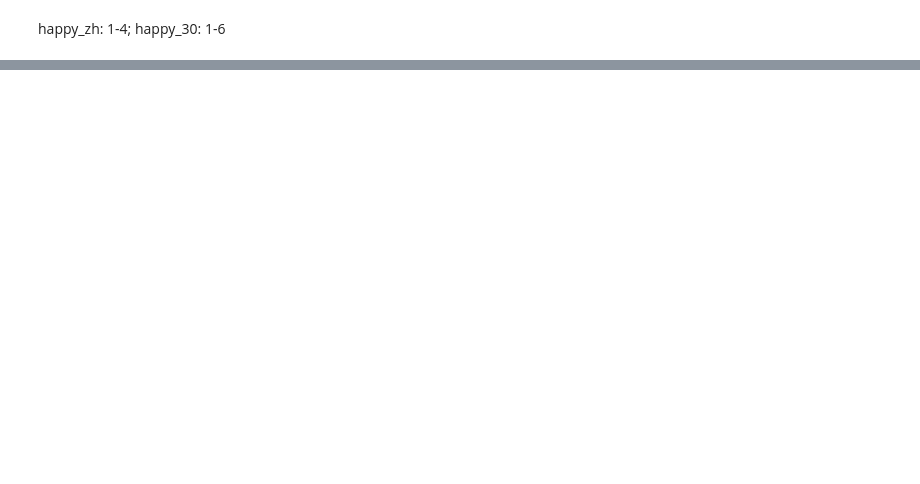
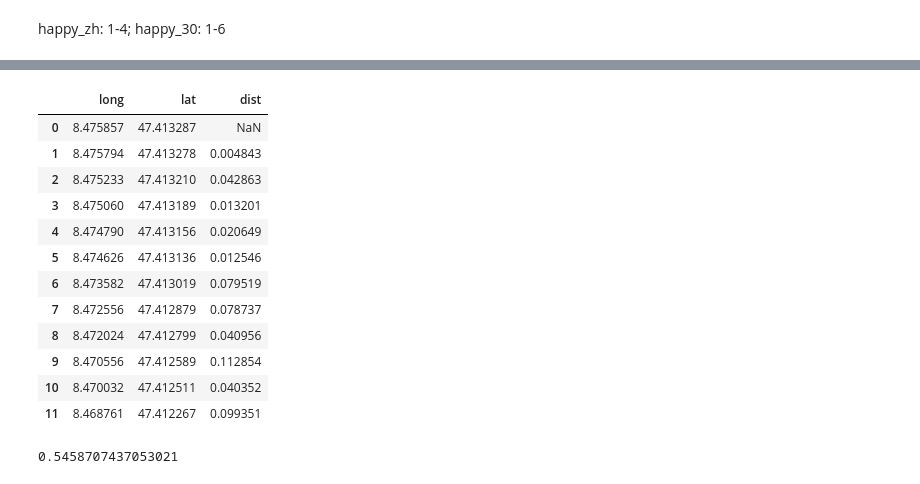
Before and after one commit to opentechschool-zurich/py-co-learning, a Jupyter notebook: topics/opendata/ale/census zh.ipynb, the cells around one changed output, grey strips where cells are left out. Saved outputs shown, nothing was run; the diff lists cells and outputs as text; code cells hidden in the pictures; blank space fills up the shorter version.

Commit message:
calculate the distances among coordinates

```diff
--- a/topics/opendata/ale/census zh.ipynb
+++ b/topics/opendata/ale/census zh.ipynb
@@ -100,2 +107,8 @@ happy.groupby('kreis').mean()
 # %% [markdown]
 happy_zh: 1-4; happy_30: 1-6
+# %%
+df = pd.read_json('taz.vz_tbl_tempo_l.json')
+# %%
+from pandas.io.json import json_normalize
+strassen = json_normalize(df['features'])
+strassen.head()
@@ -101,0 +137,23 @@ happy_zh: 1-4; happy_30: 1-6
+# %%
+# https://stackoverflow.com/questions/29545704/fast-haversine-approximation-python-pandas
+import numpy as np
+def haversine_np(lon1, lat1, lon2, lat2):
+    """
+    Calculate the great circle distance between two points
+    on the earth (specified in decimal degrees)
+
+    All args must be of equal length.
+
+    """
+    lon1, lat1, lon2, lat2 = map(np.radians, [lon1, lat1, lon2, lat2])
+
+    dlon = lon2 - lon1
+    dlat = lat2 - lat1
+
+    a = np.sin(dlat/2.0)**2 + np.cos(lat1) * np.cos(lat2) * np.sin(dlon/2.0)**2
+
+    c = 2 * np.arcsin(np.sqrt(a))
+    km = 6367 * c
+    return km
+
+haversine_np(first[0][0], first[0][1], first[1][0], first[1][1])*1000
@@ -101,0 +162,6 @@ happy_zh: 1-4; happy_30: 1-6
+# %%
+print(strassen.iloc[1]['properties.lokalisationsname'])
+df_coord = pd.DataFrame(strassen.iloc[1]['geometry.coordinates'])
+# df_coord = df_coord.transpose()
+df_coord.columns = ['long', 'lat']
+df_coord
@@ -101,0 +183,24 @@ happy_zh: 1-4; happy_30: 1-6
+# %%
+df_coord['dist'] = \
+    haversine_np(df_coord.long.shift(), df_coord.lat.shift(),
+                 df_coord.loc[1:, 'long'], df_coord.loc[1:, 'lat'])
+df_coord
+# %% [output]
+|  | long | lat | dist |
+| 0 | 8.475857 | 47.413287 | NaN |
+| 1 | 8.475794 | 47.413278 | 0.004843 |
+| 2 | 8.475233 | 47.413210 | 0.042863 |
+| 3 | 8.475060 | 47.413189 | 0.013201 |
+| 4 | 8.474790 | 47.413156 | 0.020649 |
+| 5 | 8.474626 | 47.413136 | 0.012546 |
+| 6 | 8.473582 | 47.413019 | 0.079519 |
+| 7 | 8.472556 | 47.412879 | 0.078737 |
+| 8 | 8.472024 | 47.412799 | 0.040956 |
+| 9 | 8.470556 | 47.412589 | 0.112854 |
+| 10 | 8.470032 | 47.412511 | 0.040352 |
+| 11 | 8.468761 | 47.412267 | 0.099351 |
+# %%
+# https://www.google.com/maps/dir/'47.413287,8.475857'/'47.412267,8.468761'
+df_coord.dist.sum()
+# %% [output]
+0.5458707437053021
```
Also changed, not shown: parts of 6 cells of this notebook.
